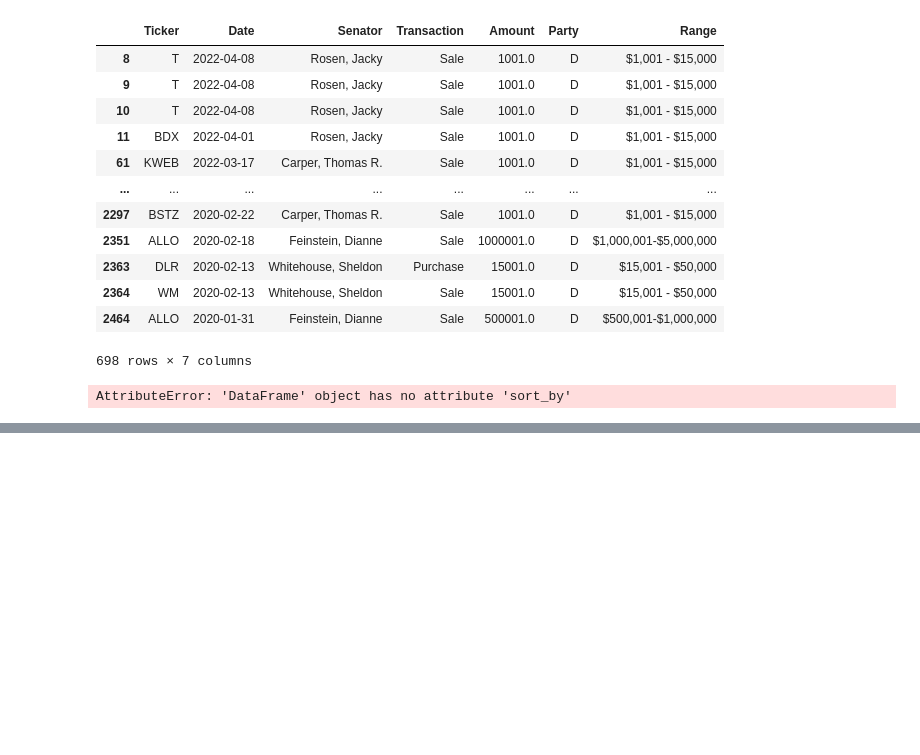
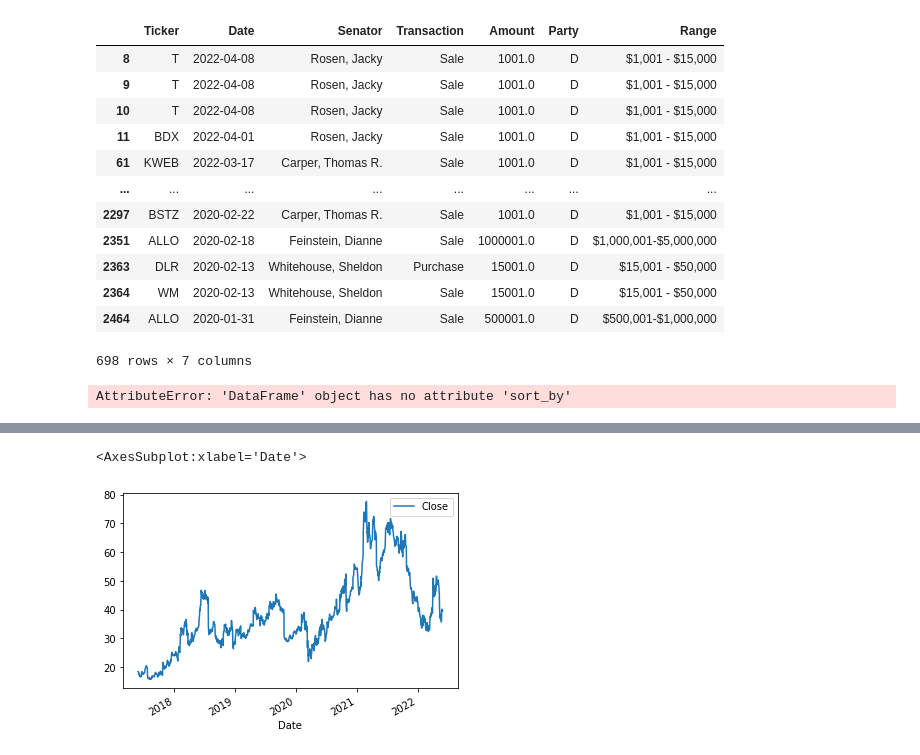
Before and after one commit to Loudju/Fintech_Project1_Politician_stock_trading, a Jupyter notebook: initial_data_with_key.ipynb, the cells around one changed output, grey strips where cells are left out. Saved outputs shown, nothing was run; the diff lists cells and outputs as text; code cells hidden in the pictures; blank space fills up the shorter version.

Commit message:
code with yfinance and chart example

```diff
--- a/initial_data_with_key.ipynb
+++ b/initial_data_with_key.ipynb
@@ -76,0 +102,6 @@ AttributeError: 'DataFrame' object has no attribute 'sort_by'
+# %%
+twtr = yf.Ticker("TWTR")
+# %%
+period = "5y"
+# %%
+twtr_max = twtr.history(period)
@@ -76,0 +125,7 @@ AttributeError: 'DataFrame' object has no attribute 'sort_by'
+# %%
+twtr_5y = twtr_max.drop(columns=['Open', 'High', 'Low', 'Volume', 'Dividends', 'Stock Splits'])
+# %%
+twtr_5y.plot()
+# %% [output]
+<AxesSubplot:xlabel='Date'>
+[figure, added]
```
Also changed, not shown: parts of 5 cells of this notebook.
